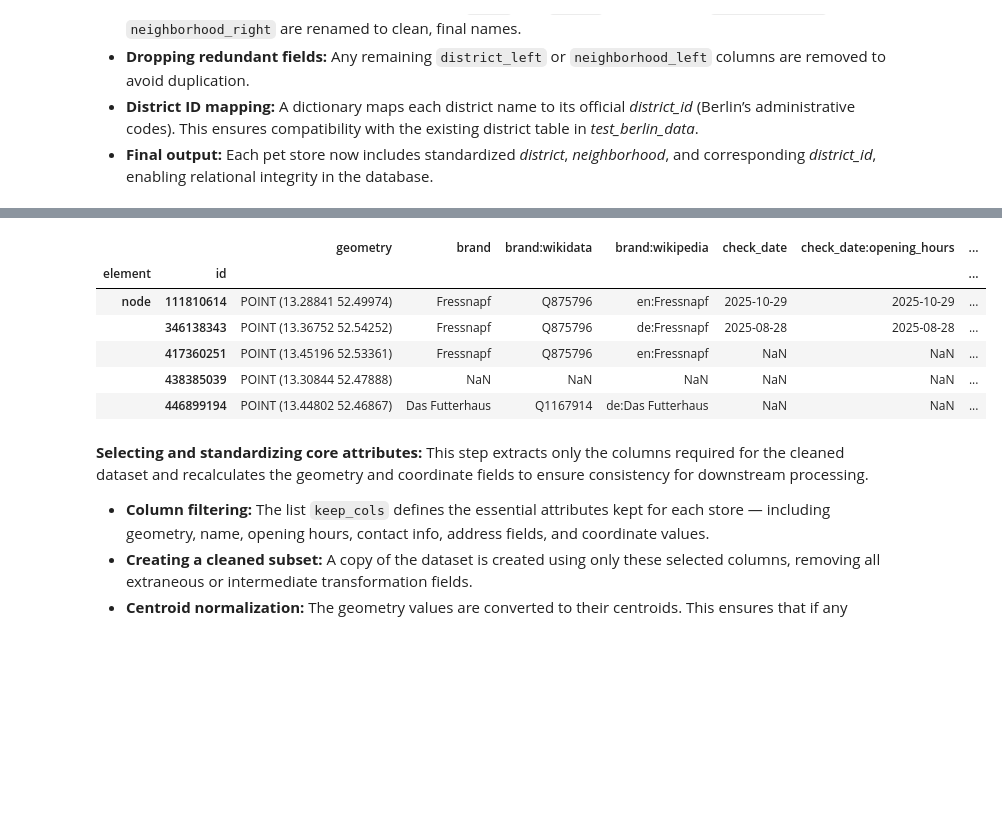
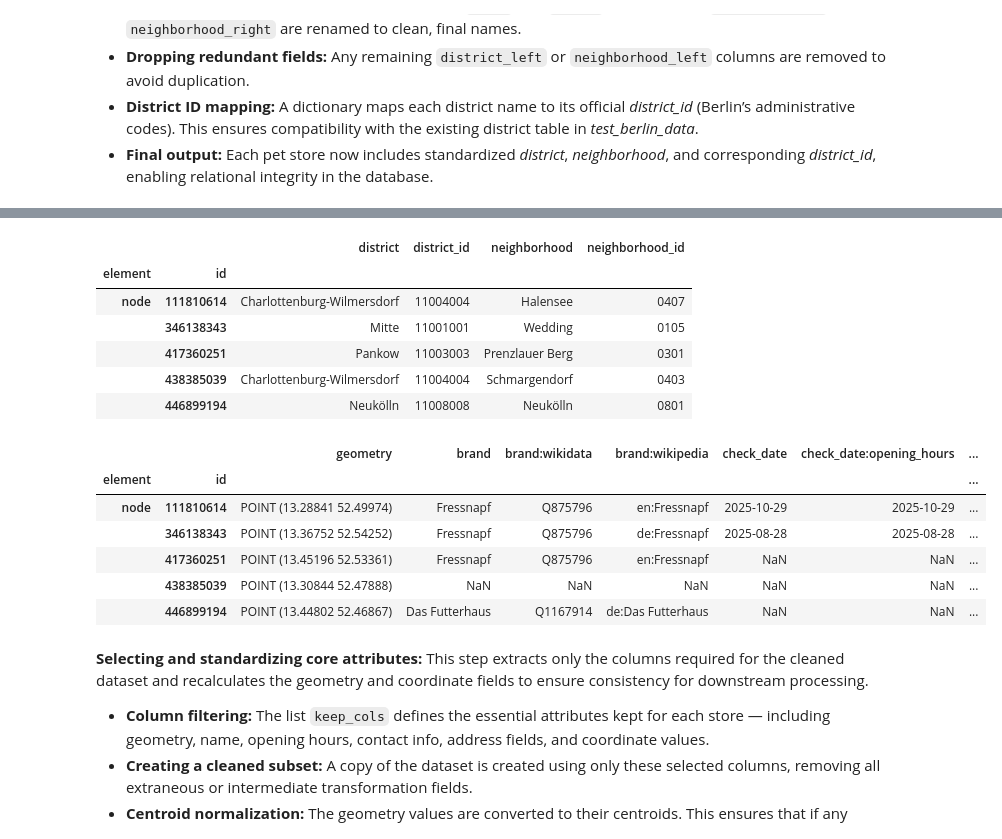
Before and after one commit to Nigar1209/berlin-poi-osm-pipeline, a Jupyter notebook: petstores/scripts/pet_stores_data_transformation.ipynb, the cells around one changed output, grey strips where cells are left out. Drawn from its saved outputs; the diff is of its cells as text; code cells hidden in the pictures; blank space fills up the shorter version.

```diff
--- a/petstores/scripts/pet_stores_data_transformation.ipynb
+++ b/petstores/scripts/pet_stores_data_transformation.ipynb
@@ -285,35 +296,47 @@ Geospatial validation completed successfully.
 <li><b>Final output:</b> Each pet store now includes standardized <i>district</i>, <i>neighborhood</i>, and corresponding <i>district_id</i>, enabling relational integrity in the database.</li>
 </ul>
 # %%
+neighborhoods = gpd.read_file("../../mapping/lor_ortsteile.geojson")
+print("Neighborhood columns:", neighborhoods.columns)
 
-neighborhoods = gpd.read_file("../../districts/sources/neighborhoods_enhanced.geojson")
-print("Neighborhood columns:", neighborhoods.columns)
+cols_to_remove = ["district", "neighborhood", "neighborhood_id", "index_right",
+                  "gml_id_left", "gml_id_right", "spatial_name", "spatial_alias", "spatial_type"]
+
+for col in cols_to_remove:
+    if col in petstores_gdf.columns:
+        petstores_gdf = petstores_gdf.drop(columns=[col])
+
+print("Old mapping columns removed if existed.")
+
+
+petstores_gdf = gpd.sjoin(
+    petstores_gdf,
+    neighborhoods[["BEZIRK", "OTEIL", "gml_id", "geometry"]],
+    how="left",
+    predicate="within"
+)
+
+
+petstores_gdf = petstores_gdf.rename(columns={
+    "BEZIRK": "district",
+    "OTEIL": "neighborhood",
+    "gml_id": "neighborhood_id"
+})
 
 
 if "index_right" in petstores_gdf.columns:
     petstores_gdf = petstores_gdf.drop(columns=["index_right"])
 
+print("Neighborhood spatial join and column renaming completed.")
 
-petstores_gdf = gpd.sjoin(
-    petstores_gdf,
-    neighborhoods[["district", "neighborhood", "geometry"]],
-    how="left",
-    predicate="within",
-    lsuffix="left",
-    rsuffix="right"
+
+petstores_gdf["neighborhood_id"] = (
+    petstores_gdf["neighborhood_id"]
+    .astype(str)
+    .str.extract(r"(\d{4})")[0]
 )
 
-
-petstores_gdf = petstores_gdf.rename(columns={
-    "district_right": "district",
-    "neighborhood_right": "neighborhood"
-})
-
-if "district_left" in petstores_gdf.columns:
-    petstores_gdf = petstores_gdf.drop(columns=["district_left"])
-if "neighborhood_left" in petstores_gdf.columns:
-    petstores_gdf = petstores_gdf.drop(columns=["neighborhood_left"])
-
+print("Neighborhood_id successfully formatted to 4 digits.")
 
 district_mapping = {
     'Mitte': '11001001',
@@ -332,12 +355,9 @@ district_mapping = {
 
 petstores_gdf["district_id"] = petstores_gdf["district"].map(district_mapping)
 
-neighborhood_codes = {
-    name: str(i).zfill(4)
-    for i, name in enumerate(sorted(petstores_gdf["neighborhood"].dropna().unique()), 1)
-}
+print("District_id mapping completed.")
 
-petstores_gdf["neighborhood_id"] = petstores_gdf["neighborhood"].map(neighborhood_codes)
+display(petstores_gdf[["district", "district_id", "neighborhood", "neighborhood_id"]].head())
 
 petstores_gdf.head()
 # %% [output]
@@ -345,10 +371,17 @@ Neighborhood columns: Index(['district_id', 'district', 'neighborhood', 'geometr
-|  |  | geometry | brand | brand:wikidata | brand:wikipedia | check_date | check_date:opening_hours | ... |
-| element | id |  |  |  |  |  |  | ... |
-| node | 111810614 | POINT (13.28841 52.49974) | Fressnapf | Q875796 | en:Fressnapf | 2025-10-29 | 2025-10-29 | ... |
-|  | 346138343 | POINT (13.36752 52.54252) | Fressnapf | Q875796 | de:Fressnapf | 2025-08-28 | 2025-08-28 | ... |
-|  | 417360251 | POINT (13.45196 52.53361) | Fressnapf | Q875796 | en:Fressnapf | NaN | NaN | ... |
-|  | 438385039 | POINT (13.30844 52.47888) | NaN | NaN | NaN | NaN | NaN | ... |
-|  | 446899194 | POINT (13.44802 52.46867) | Das Futterhaus | Q1167914 | de:Das Futterhaus | NaN | NaN | ... |
+|  |  | district | district_id | neighborhood | neighborhood_id |
+| element | id |  |  |  |  |
+| node | 111810614 | Charlottenburg-Wilmersdorf | 11004004 | Halensee | 0407 |
+|  | 346138343 | Mitte | 11001001 | Wedding | 0105 |
+|  | 417360251 | Pankow | 11003003 | Prenzlauer Berg | 0301 |
+|  | 438385039 | Charlottenburg-Wilmersdorf | 11004004 | Schmargendorf | 0403 |
+|  | 446899194 | Neukölln | 11008008 | Neukölln | 0801 |
+|  |  | geometry | brand | brand:wikidata | brand:wikipedia | check_date | check_date:opening_hours | ... |
+| element | id |  |  |  |  |  |  | ... |
+| node | 111810614 | POINT (13.28841 52.49974) | Fressnapf | Q875796 | en:Fressnapf | 2025-10-29 | 2025-10-29 | ... |
+|  | 346138343 | POINT (13.36752 52.54252) | Fressnapf | Q875796 | de:Fressnapf | 2025-08-28 | 2025-08-28 | ... |
+|  | 417360251 | POINT (13.45196 52.53361) | Fressnapf | Q875796 | en:Fressnapf | NaN | NaN | ... |
+|  | 438385039 | POINT (13.30844 52.47888) | NaN | NaN | NaN | NaN | NaN | ... |
+|  | 446899194 | POINT (13.44802 52.46867) | Das Futterhaus | Q1167914 | de:Das Futterhaus | NaN | NaN | ... |
 # %% [markdown]
 <p><b>Selecting and standardizing core attributes:</b> This step extracts only the columns required for the cleaned dataset and recalculates the geometry and coordinate fields to ensure consistency for downstream processing.</p>
 
```
Also changed, not shown: parts of 5 cells of this notebook.
